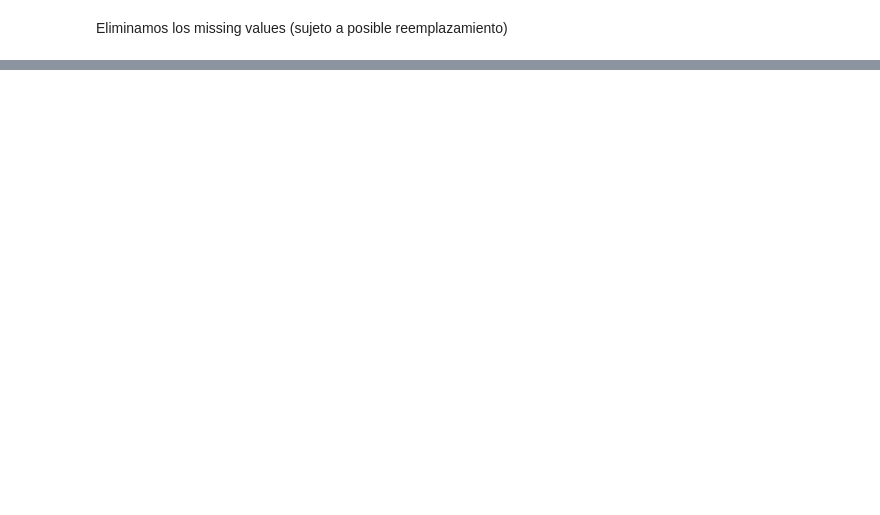
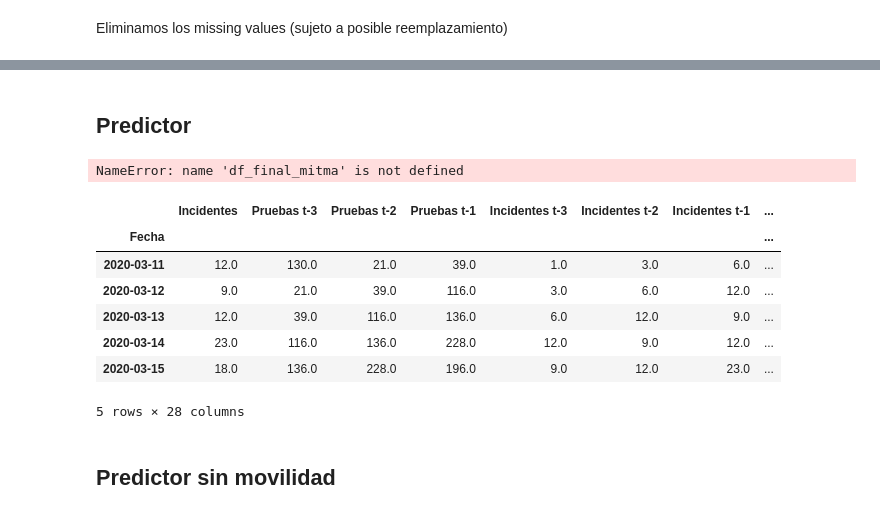
Before and after one commit to CarmenCalvoL/tfg_informatica, a Jupyter notebook: Notebooks/salud_murcia.ipynb, the cells around one changed output, grey strips where cells are left out. Saved outputs shown, nothing was run; the diff lists cells and outputs as text; code cells hidden in the pictures; blank space fills up the shorter version.

```diff
--- a/Notebooks/salud_murcia.ipynb
+++ b/Notebooks/salud_murcia.ipynb
@@ -376,0 +510,2 @@ df_predictor.head(3)
+# %% [markdown]
+## Predictor
@@ -376,0 +516,6 @@ df_predictor.head(3)
+# %%
+df_final_mitma['Sintomaticos'] = df_salud_murcia['Sint_H_<45'] + df_salud_murcia['Sint_H_45a64'] + df_salud_murcia['Sint_H_+65'] + df_salud_murcia['Sint_M_<45'] + df_salud_murcia['Sint_M_45a64'] + df_salud_murcia['Sint_M_+65']
+df_final_mitma = df_final_mitma.drop(['Asint_H_<45', 'Asint_H_45a64', 'Asint_H_+65', 'Asint_M_<45', 'Asint_M_45a64', 'Asint_M_+65', 'Sint_H_<45', 'Sint_H_45a64', 'Sint_H_+65', 'Sint_M_<45', 'Sint_M_45a64', 'Sint_M_+65'], axis=1)
+df_final_mitma.head(3)
+# %% [output]
+NameError: name 'df_final_mitma' is not defined
@@ -376,0 +551,15 @@ df_predictor.head(3)
+# %%
+df_predictor = read_csv('../Datos_preprocesados/predictor.csv', encoding='latin-1', sep = ',', na_values = ['NaN', 'NaT'])
+df_predictor = df_predictor.set_index('Fecha')
+df_predictor.head(5)
+# %% [output]
+|  | Incidentes | Pruebas t-3 | Pruebas t-2 | Pruebas t-1 | Incidentes t-3 | Incidentes t-2 | Incidentes t-1 | ... |
+| Fecha |  |  |  |  |  |  |  | ... |
+| 2020-03-11 | 12.0 | 130.0 | 21.0 | 39.0 | 1.0 | 3.0 | 6.0 | ... |
+| 2020-03-12 | 9.0 | 21.0 | 39.0 | 116.0 | 3.0 | 6.0 | 12.0 | ... |
+| 2020-03-13 | 12.0 | 39.0 | 116.0 | 136.0 | 6.0 | 12.0 | 9.0 | ... |
+| 2020-03-14 | 23.0 | 116.0 | 136.0 | 228.0 | 12.0 | 9.0 | 12.0 | ... |
+| 2020-03-15 | 18.0 | 136.0 | 228.0 | 196.0 | 9.0 | 12.0 | 23.0 | ... |
+5 rows × 28 columns
+# %% [markdown]
+## Predictor sin movilidad
```
Also changed, not shown: parts of 106 cells of this notebook, 34 other files.
